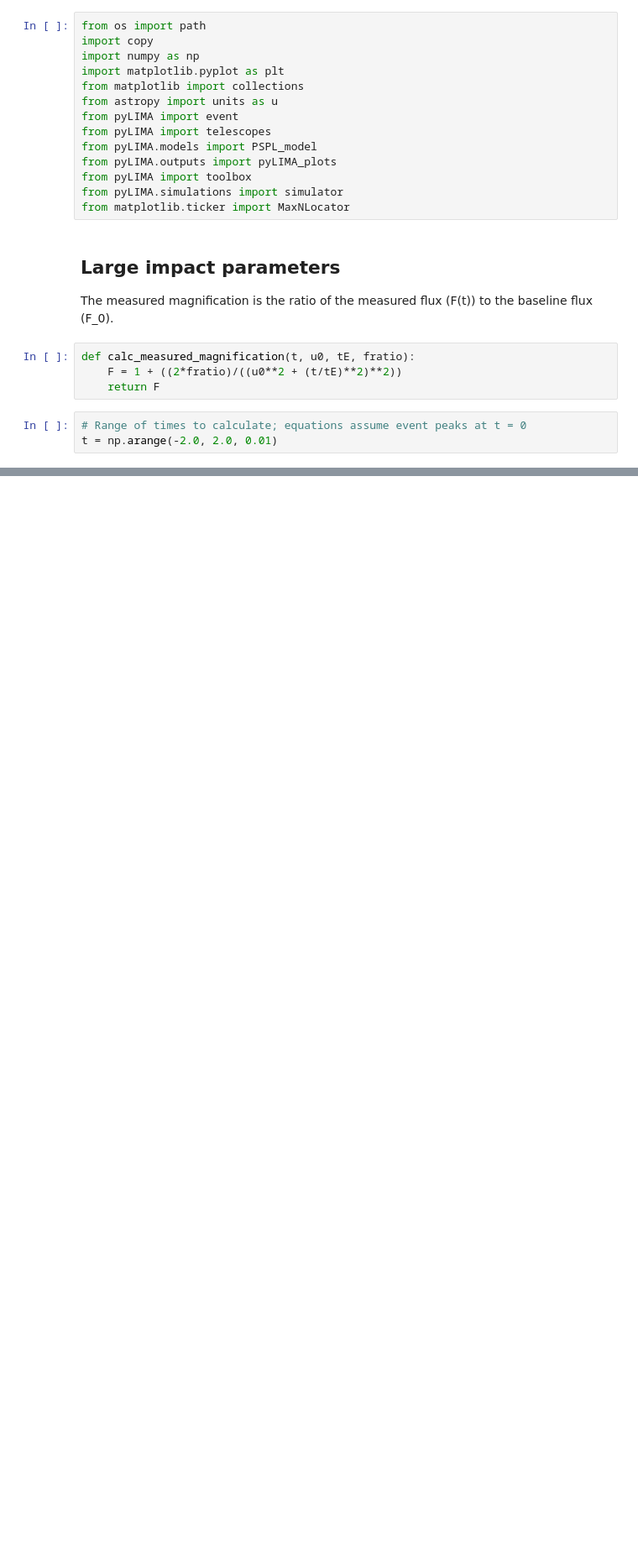
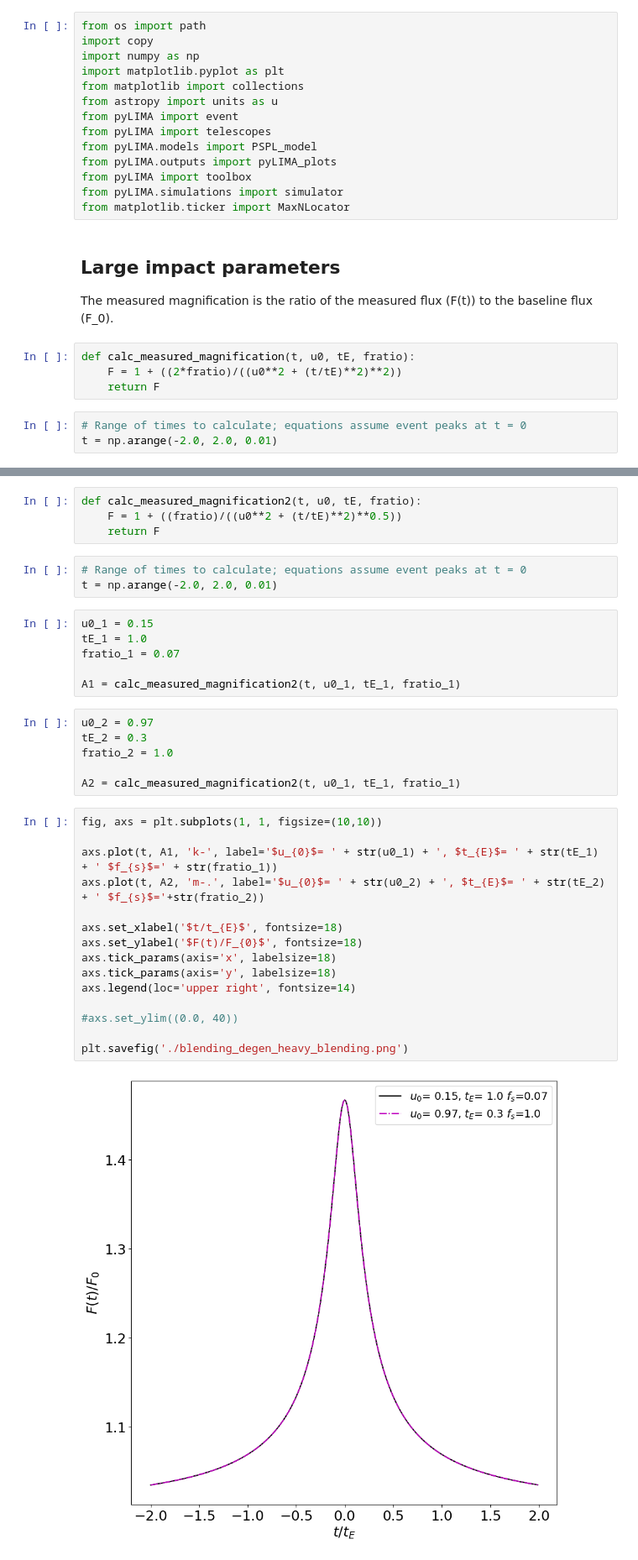
Before and after one commit to rachel3834/microlensing_source, a Jupyter notebook: docs/notebooks/blending_degen.ipynb, the cells around one changed output, grey strips where cells are left out. Shown at 84% size. Drawn from its saved outputs; the diff is of its cells as text; blank space fills up the shorter version.

```diff
--- a/docs/notebooks/blending_degen.ipynb
+++ b/docs/notebooks/blending_degen.ipynb
@@ -60,0 +63,36 @@ plt.savefig('./blending_degen_large_u0.png')
+# %%
+def calc_measured_magnification2(t, u0, tE, fratio):
+    F = 1 + ((fratio)/((u0**2 + (t/tE)**2)**0.5))
+    return F
+# %%
+# Range of times to calculate; equations assume event peaks at t = 0
+t = np.arange(-2.0, 2.0, 0.01)
+# %%
+u0_1 = 0.15
+tE_1 = 1.0
+fratio_1 = 0.07
+
+A1 = calc_measured_magnification2(t, u0_1, tE_1, fratio_1)
+# %%
+u0_2 = 0.97
+tE_2 = 0.3
+fratio_2 = 1.0
+
+A2 = calc_measured_magnification2(t, u0_1, tE_1, fratio_1)
+# %%
+fig, axs = plt.subplots(1, 1, figsize=(10,10))
+
+axs.plot(t, A1, 'k-', label='$u_{0}$= ' + str(u0_1) + ', $t_{E}$= ' + str(tE_1) + ' $f_{s}$=' + str(fratio_1))
+axs.plot(t, A2, 'm-.', label='$u_{0}$= ' + str(u0_2) + ', $t_{E}$= ' + str(tE_2) + ' $f_{s}$='+str(fratio_2))
+
+axs.set_xlabel('$t/t_{E}$', fontsize=18)
+axs.set_ylabel('$F(t)/F_{0}$', fontsize=18)
+axs.tick_params(axis='x', labelsize=18)
+axs.tick_params(axis='y', labelsize=18)
+axs.legend(loc='upper right', fontsize=14)
+
+#axs.set_ylim((0.0, 40))
+
+plt.savefig('./blending_degen_heavy_blending.png')
+# %% [output]
+[figure, added]
```
Also changed, not shown: parts of 4 cells of this notebook, 6 other files.
